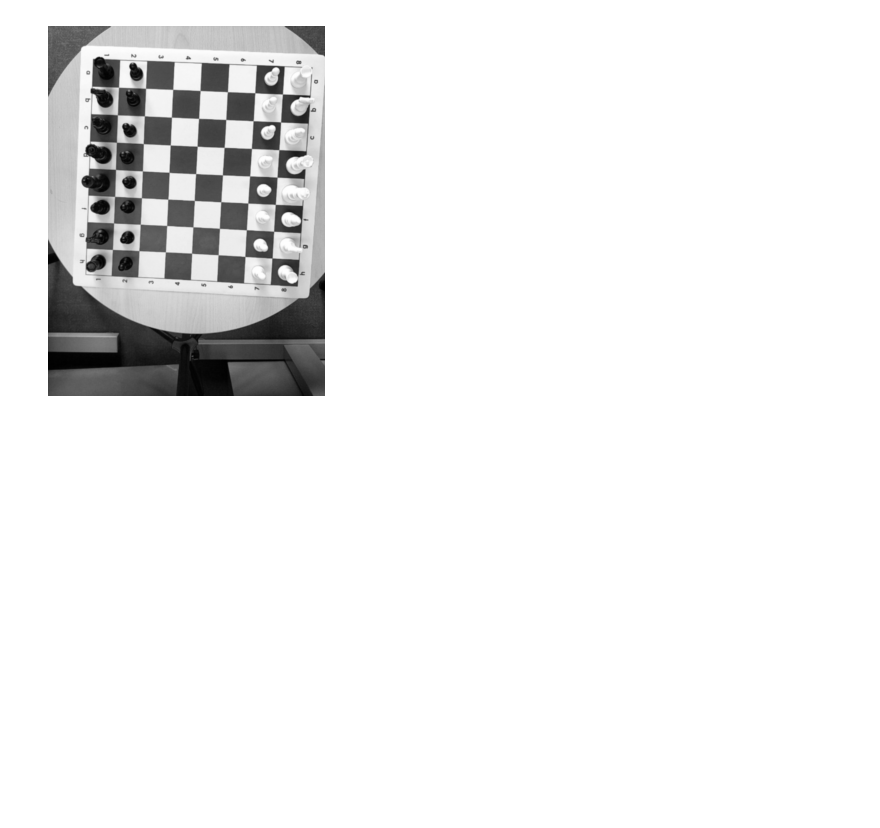
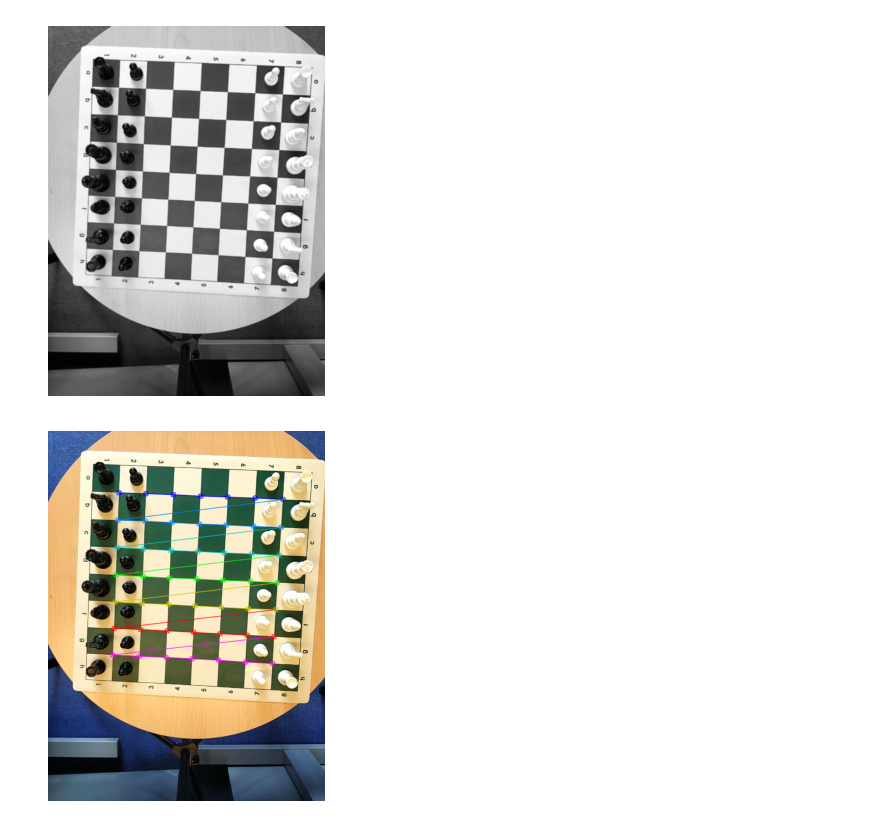
Before and after one commit to WatskeBart/chessvision, a Jupyter notebook: notebooks/chessboard_detection/find_chessboard.ipynb, the cells around one changed output. Drawn from its saved outputs; the diff is of its cells as text; code cells hidden in the pictures; blank space fills up the shorter version.

Commit message:
Find chessboard notebook

```diff
--- a/notebooks/chessboard_detection/find_chessboard.ipynb
+++ b/notebooks/chessboard_detection/find_chessboard.ipynb
@@ -22,15 +22,22 @@ plt.axis('off')
 plt.show()
 # %% [output]
 [figure]
+# %%
+BOARD_SIZE = (7, 7)
 # %%
-corners = cv2.findChessboardCorners(gray, (7, 7), None)
-print("Corners found:", corners)
+ok, corners = cv2.findChessboardCornersSB(
+    gray,
+    (7, 7),
+    flags=cv2.CALIB_CB_NORMALIZE_IMAGE | cv2.CALIB_CB_EXHAUSTIVE,
+)
 
-if corners[0]:
-    corners2 = cv2.cornerSubPix(gray, corners[1], (11, 11), (-1, -1),
+if ok:
+    corners2 = cv2.cornerSubPix(gray, corners, (11, 11), (-1, -1),
                                    criteria=(cv2.TERM_CRITERIA_EPS + cv2.TERM_CRITERIA_MAX_ITER, 30, 0.001))
-    image_with_corners = image.copy()
-    cv2.drawChessboardCorners(image_with_corners, (7, 7), corners2, corners[0])
-    plt.imshow(image_with_corners)
-    plt.axis('off')
-    plt.show()
+image_with_corners = image.copy()
+cv2.drawChessboardCorners(image_with_corners, BOARD_SIZE, corners2, ok)
+plt.imshow(image_with_corners)
+plt.axis('off')
+plt.show()
+# %% [output]
+[figure, added]
```
Also changed, not shown: parts of 2 cells of this notebook.
